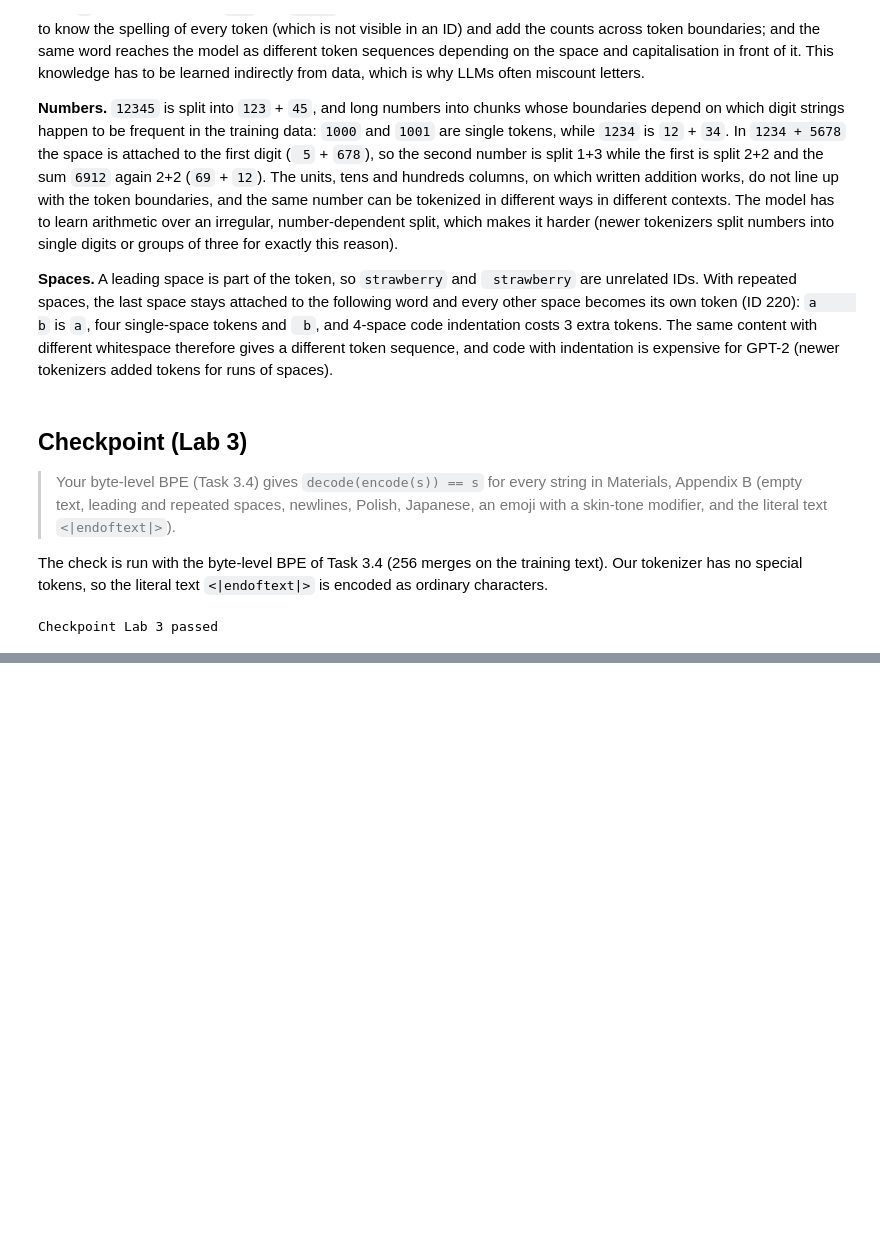
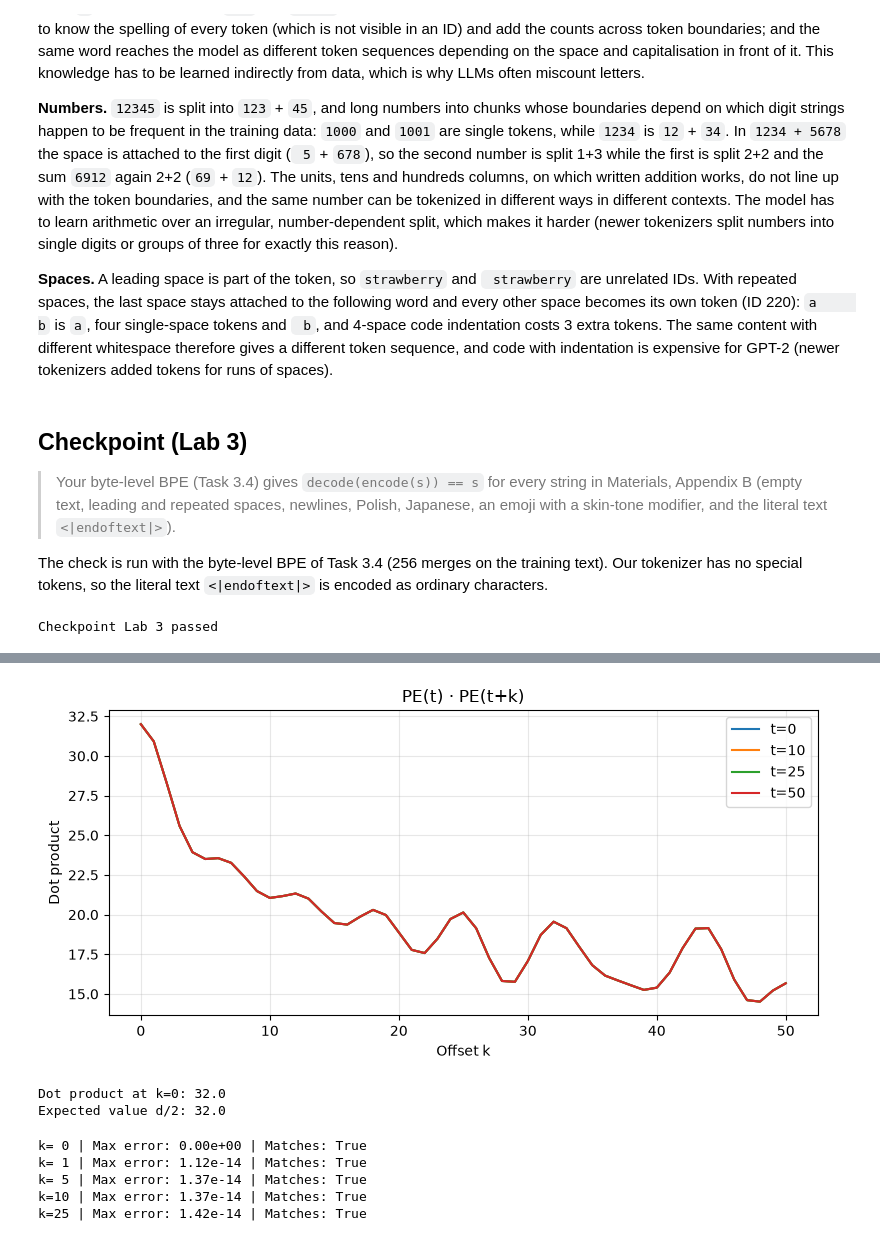
Before and after one commit to MateuszDziamba/LLM, a Jupyter notebook: List_2/List_2_solutions.ipynb, the cells around one changed output, grey strips where cells are left out. Drawn from its saved outputs; the diff is of its cells as text; code cells hidden in the pictures; blank space fills up the shorter version.

```diff
--- a/List_2/List_2_solutions.ipynb
+++ b/List_2/List_2_solutions.ipynb
@@ -739,0 +1141,72 @@ Checkpoint Lab 3 passed
+# %%
+k_values = torch.arange(0, 51)
+t_values = [0, 10, 25, 50]
+
+pe_extended = sinusoidal_pe(max(t_values) + max(k_values).item() + 1, d)
+
+plt.figure(figsize=(8, 4))
+
+for t in t_values:
+    dot_products = (
+        pe_extended[t] * pe_extended[t:t + len(k_values)]
+    ).sum(dim=1)
+
+    plt.plot(k_values.numpy(), dot_products.numpy(), label=f"t={t}")
+
+plt.xlabel("Offset k")
+plt.ylabel("Dot product")
+plt.title("PE(t) · PE(t+k)")
+plt.legend()
+plt.grid(alpha=0.3)
+plt.tight_layout()
+plt.show()
+
+print("Dot product at k=0:", torch.dot(pe_extended[0], pe_extended[0]).item())
+print("Expected value d/2:", d / 2)
+# %% [output]
+[figure, added]
+Dot product at k=0: 32.0
+Expected value d/2: 32.0
+# %%
+def rotation_matrix(k, d):
+    frequencies = 10000.0 ** (-torch.arange(0, d, 2, dtype=torch.float64) / d)
+    angles = k * frequencies
+
+    blocks = []
+
+    for angle in angles:
+        c = torch.cos(angle)
+        s = torch.sin(angle)
+
+        block = torch.stack([
+            torch.stack([c, s]),
+            torch.stack([-s, c])
+        ])
+
+        blocks.append(block)
+
+    return torch.block_diag(*blocks)
+
+
+T, d = 100, 64
+shifts = [0, 1, 5, 10, 25]
+
+pe_all = sinusoidal_pe(T + max(shifts), d)
+
+for k in shifts:
+    R = rotation_matrix(k, d)
+
+    # Positions are stored as rows, so we multiply by R.T
+    predicted = pe_all[:T] @ R.T
+    actual = pe_all[k:k + T]
+
+    max_error = (predicted - actual).abs().max().item()
+    matches = torch.allclose(predicted, actual, atol=1e-10, rtol=1e-10)
+
+    print(f"k={k:2} | Max error: {max_error:.2e} | Matches: {matches}")
+# %% [output]
+k= 0 | Max error: 0.00e+00 | Matches: True
+k= 1 | Max error: 1.12e-14 | Matches: True
+k= 5 | Max error: 1.37e-14 | Matches: True
+k=10 | Max error: 1.37e-14 | Matches: True
+k=25 | Max error: 1.42e-14 | Matches: True
```
Also changed, not shown: parts of 33 cells of this notebook.
